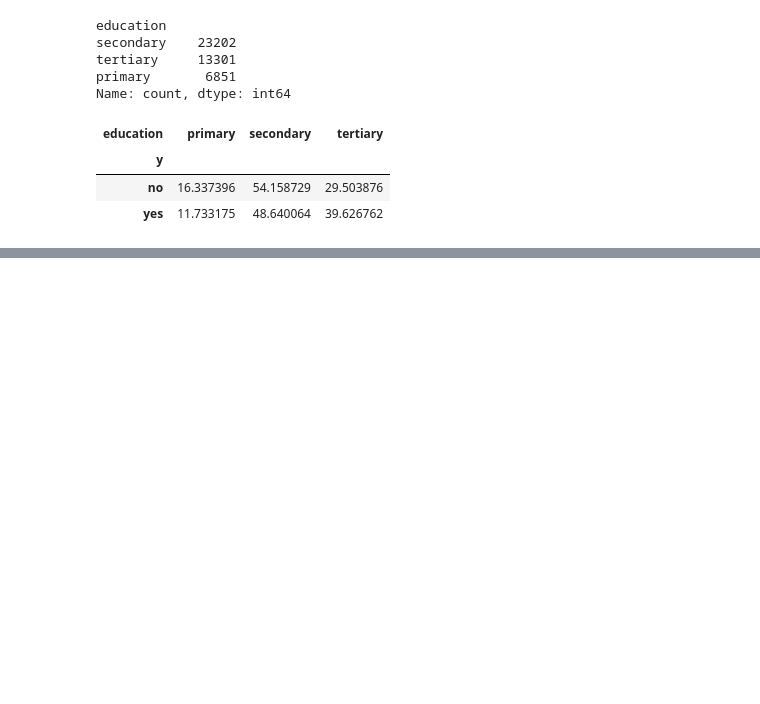
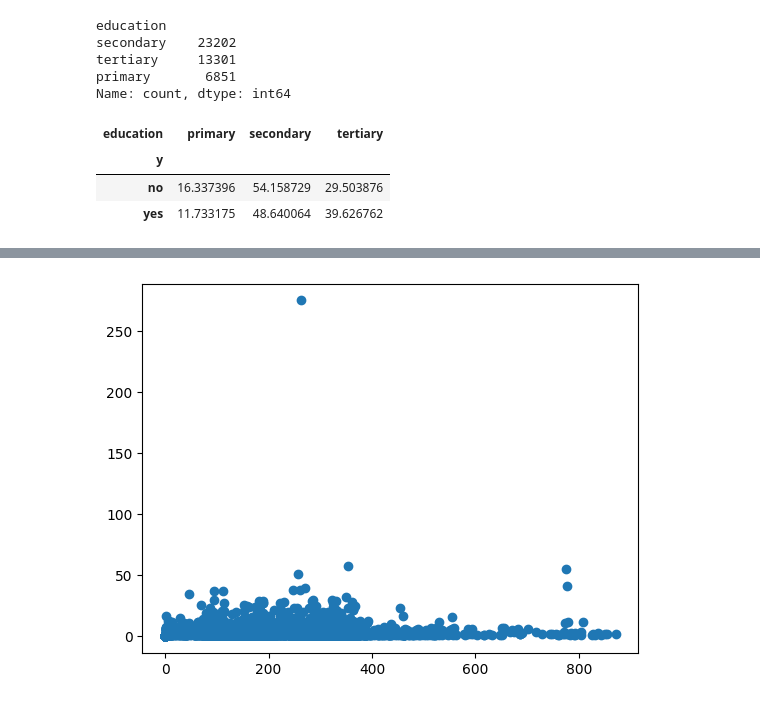
Before and after one commit to gauravgulia26/bank_marketing, a Jupyter notebook: notebooks/data_cleaning.ipynb, the cells around one changed output, grey strips where cells are left out. Saved outputs shown, nothing was run; the diff lists cells and outputs as text; code cells hidden in the pictures; blank space fills up the shorter version.

```diff
--- a/notebooks/data_cleaning.ipynb
+++ b/notebooks/data_cleaning.ipynb
@@ -157,0 +167,6 @@ Name: count, dtype: int64
+# %%
+# num[['age','previous']].plot(x='age',y='previous',kind='scatter')
+plt.scatter(x=num['pdays'],y=num['previous'])
+plt.show()
+# %% [output]
+[figure, added]
```
Also changed, not shown: parts of 24 cells of this notebook.
